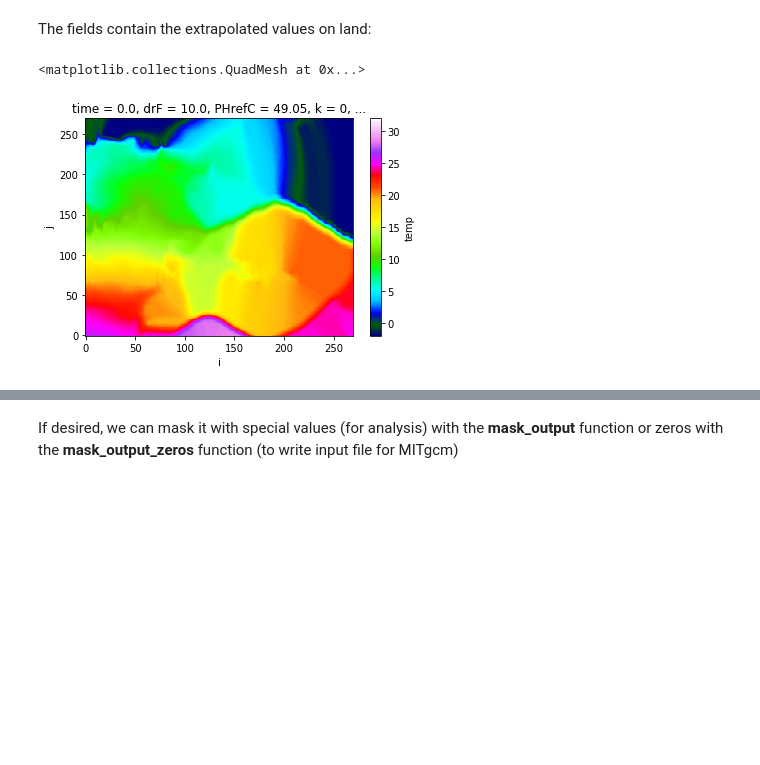
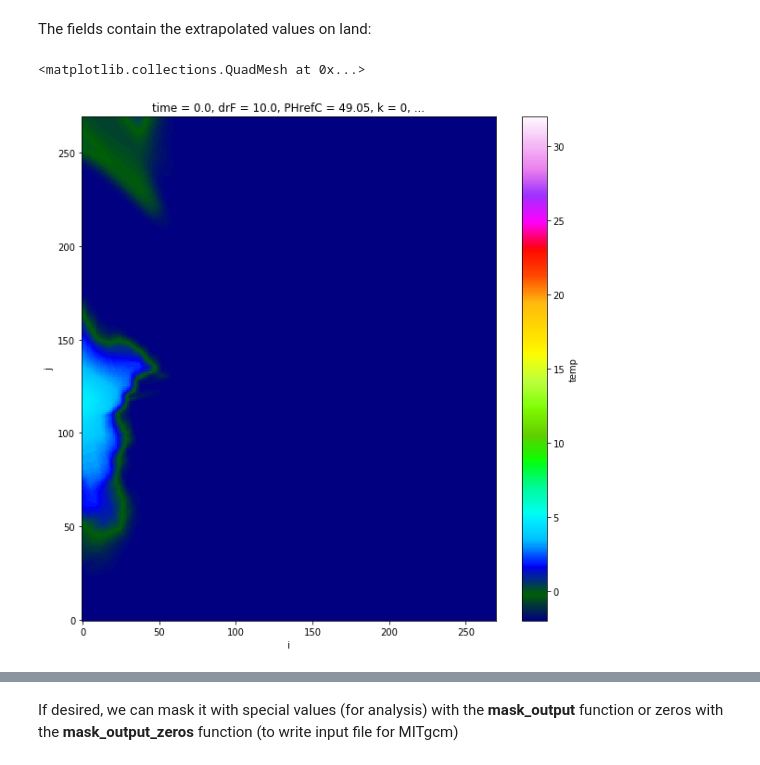
Before and after one commit to raphaeldussin/MITgcm-recipes, a Jupyter notebook: examples/Initial_condition_from_GECCO.ipynb, the cells around one changed output, grey strips where cells are left out. Saved outputs shown, nothing was run; the diff lists cells and outputs as text; code cells hidden in the pictures; blank space fills up the shorter version.

```diff
--- a/examples/Initial_condition_from_GECCO.ipynb
+++ b/examples/Initial_condition_from_GECCO.ipynb
@@ -251,10 +252,16 @@ Data variables:
 # %% [markdown]
 For scalars, we need to regrid from GECCO cell center onto cell centers of the ASTE grid. We control the origin lon/lat with lonname/latname that should point to cell center (in our case we work with 3 datasets on each U,V and T point all named lon/lat). The point='T' argument will pick MITgcm's XC/YC as our target coordinantes from the ASTE raw grid.
 Bilinear interpolation has issues with the north pole (on face 2) so we use a nearest neighbour interpolation as our backup that we're gonna blend with the results of the bilinear (faces2blend=[2]). Original grid is periodic. However, during the regridding process, we subset the source grid to the dimensions of each face for computional efficiency. This process can break the periodicity and is accounted for.
+# %%
+mask_face2 = np.ones((270, 270))
+mask_face2[130:140,130:140] = 0
+mask_north_pole = {2: mask_face2}
 # %%
-regrid_T = MITgcm_recipes.regridding.regrid_2_mitgcm_llc(gecco_drowned_Tz, aste_raw, ['temp', 'salt', 'zeta', 'area', 'heff'],
+regrid_T = MITgcm_recipes.regridding.regrid_2_mitgcm_llc(gecco_drowned_Tz, aste_raw,
+                                                         ['temp', 'salt', 'zeta', 'area', 'heff'],
                                                          method='bilinear',
-                                                         lonname='lon', latname='lat', point='T', faces2blend=[2],
+                                                         lonname='lon', latname='lat', point='T',
+                                                         faces2blend=[2], blend_mask=mask_north_pole,
                                                          periodic=True, reuse_weights=False)
 # %% [output]
 Overwrite existing file: regrid_face0.nc
@@ -295,7 +308,7 @@ Data variables:
 # %% [markdown]
 The fields contain the extrapolated values on land:
 # %%
-regrid_T.temp.sel(face=1, k=0).plot(vmin=-2,vmax=32, cmap='gist_ncar')
+regrid_T.temp.sel(face=2, k=0).plot(vmin=-2,vmax=32, cmap='gist_ncar', figsize=[10,10])
 # %% [output]
 <matplotlib.collections.QuadMesh at 0x...>
-[figure, old version]
+[figure, new version]
```
Also changed, not shown: parts of 8 cells of this notebook, 13 other files.
